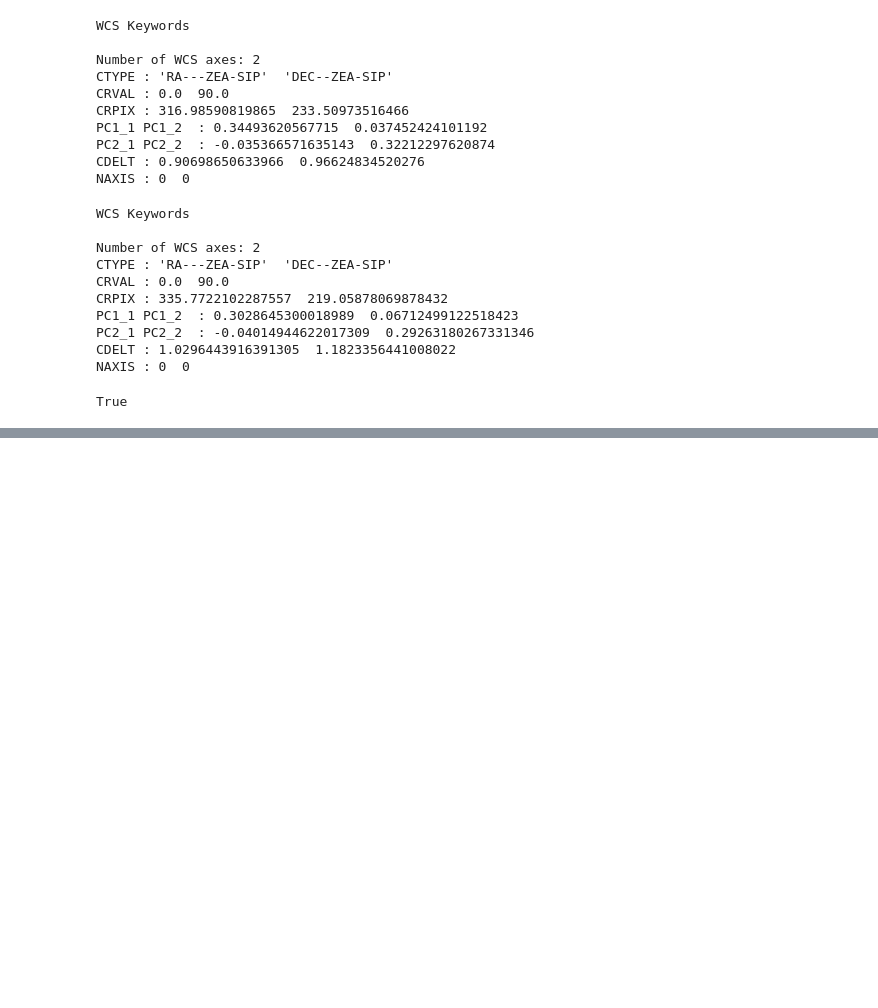
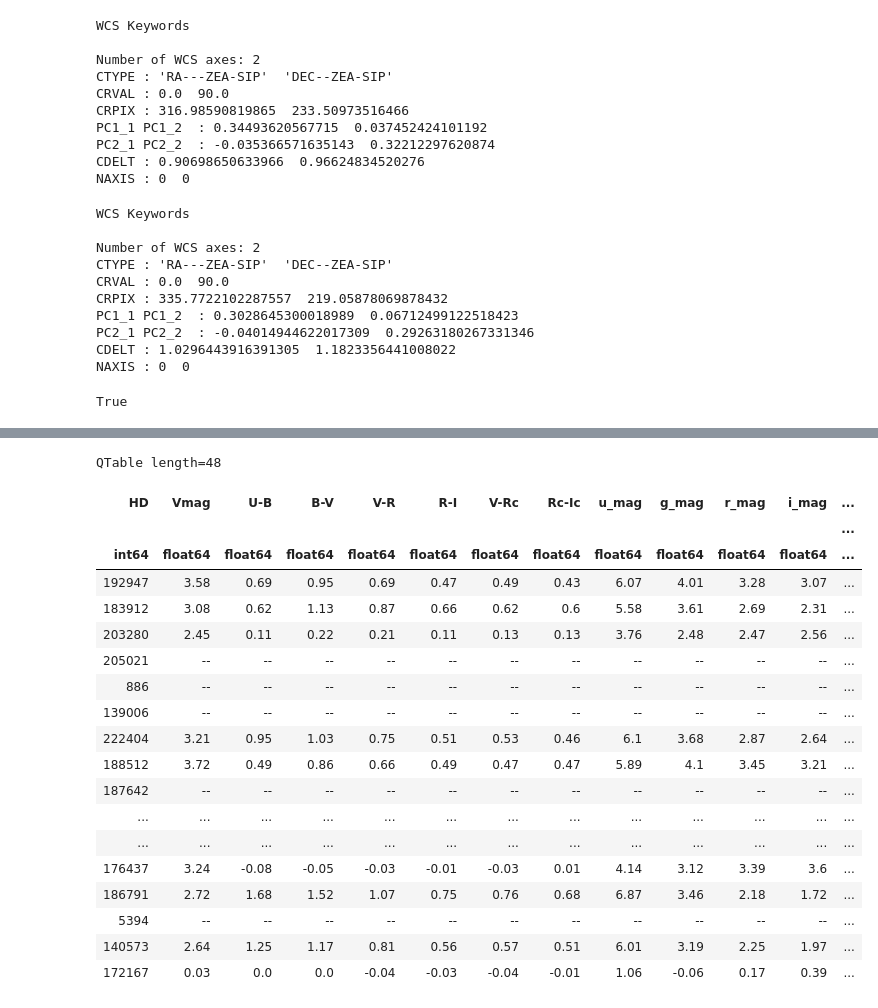
Before and after one commit to MMTObservatory/skycam_analysis, a Jupyter notebook: calib_data/2015/wcs2015.ipynb, the cells around one changed output, grey strips where cells are left out. Saved outputs shown, nothing was run; the diff lists cells and outputs as text; code cells hidden in the pictures; blank space fills up the shorter version.

```diff
--- a/calib_data/2015/wcs2015.ipynb
+++ b/calib_data/2015/wcs2015.ipynb
@@ -101,0 +107,4 @@ True
+# %%
+tobs = get_ut(hdr, year=2015)
+tobs.format = 'iso'
+tobs.value
@@ -101,0 +113,27 @@ True
+# %%
+test = matched.copy()
+# %%
+test['UT'] = tobs.value
+# %%
+test
+# %% [output]
+QTable length=48
+| HD | Vmag | U-B | B-V | V-R | R-I | V-Rc | Rc-Ic | u_mag | g_mag | r_mag | i_mag | ... |
+|  |  |  |  |  |  |  |  |  |  |  |  | ... |
+| int64 | float64 | float64 | float64 | float64 | float64 | float64 | float64 | float64 | float64 | float64 | float64 | ... |
+| 192947 | 3.58 | 0.69 | 0.95 | 0.69 | 0.47 | 0.49 | 0.43 | 6.07 | 4.01 | 3.28 | 3.07 | ... |
+| 183912 | 3.08 | 0.62 | 1.13 | 0.87 | 0.66 | 0.62 | 0.6 | 5.58 | 3.61 | 2.69 | 2.31 | ... |
+| 203280 | 2.45 | 0.11 | 0.22 | 0.21 | 0.11 | 0.13 | 0.13 | 3.76 | 2.48 | 2.47 | 2.56 | ... |
+| 205021 | -- | -- | -- | -- | -- | -- | -- | -- | -- | -- | -- | ... |
+| 886 | -- | -- | -- | -- | -- | -- | -- | -- | -- | -- | -- | ... |
+| 139006 | -- | -- | -- | -- | -- | -- | -- | -- | -- | -- | -- | ... |
+| 222404 | 3.21 | 0.95 | 1.03 | 0.75 | 0.51 | 0.53 | 0.46 | 6.1 | 3.68 | 2.87 | 2.64 | ... |
+| 188512 | 3.72 | 0.49 | 0.86 | 0.66 | 0.49 | 0.47 | 0.47 | 5.89 | 4.1 | 3.45 | 3.21 | ... |
+| 187642 | -- | -- | -- | -- | -- | -- | -- | -- | -- | -- | -- | ... |
+| ... | ... | ... | ... | ... | ... | ... | ... | ... | ... | ... | ... | ... |
+| ... | ... | ... | ... | ... | ... | ... | ... | ... | ... | ... | ... | ... |
+| 176437 | 3.24 | -0.08 | -0.05 | -0.03 | -0.01 | -0.03 | 0.01 | 4.14 | 3.12 | 3.39 | 3.6 | ... |
+| 186791 | 2.72 | 1.68 | 1.52 | 1.07 | 0.75 | 0.76 | 0.68 | 6.87 | 3.46 | 2.18 | 1.72 | ... |
+| 5394 | -- | -- | -- | -- | -- | -- | -- | -- | -- | -- | -- | ... |
+| 140573 | 2.64 | 1.25 | 1.17 | 0.81 | 0.56 | 0.57 | 0.51 | 6.01 | 3.19 | 2.25 | 1.97 | ... |
+| 172167 | 0.03 | 0.0 | 0.0 | -0.04 | -0.03 | -0.04 | -0.01 | 1.06 | -0.06 | 0.17 | 0.39 | ... |
```
Also changed, not shown: parts of 2 cells of this notebook.
